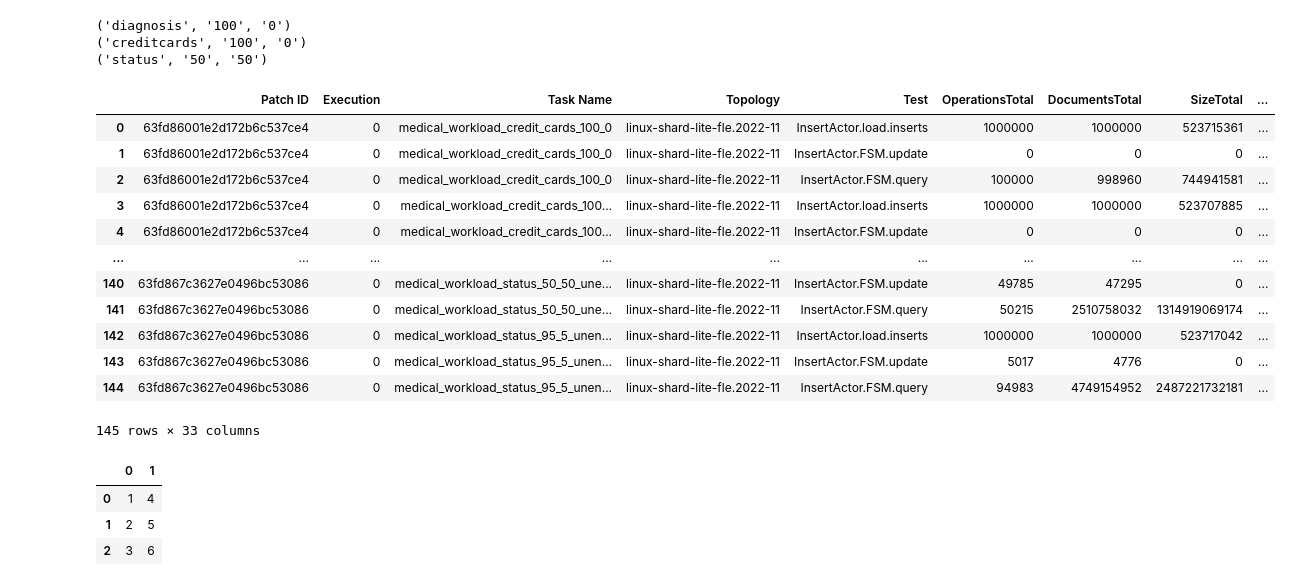
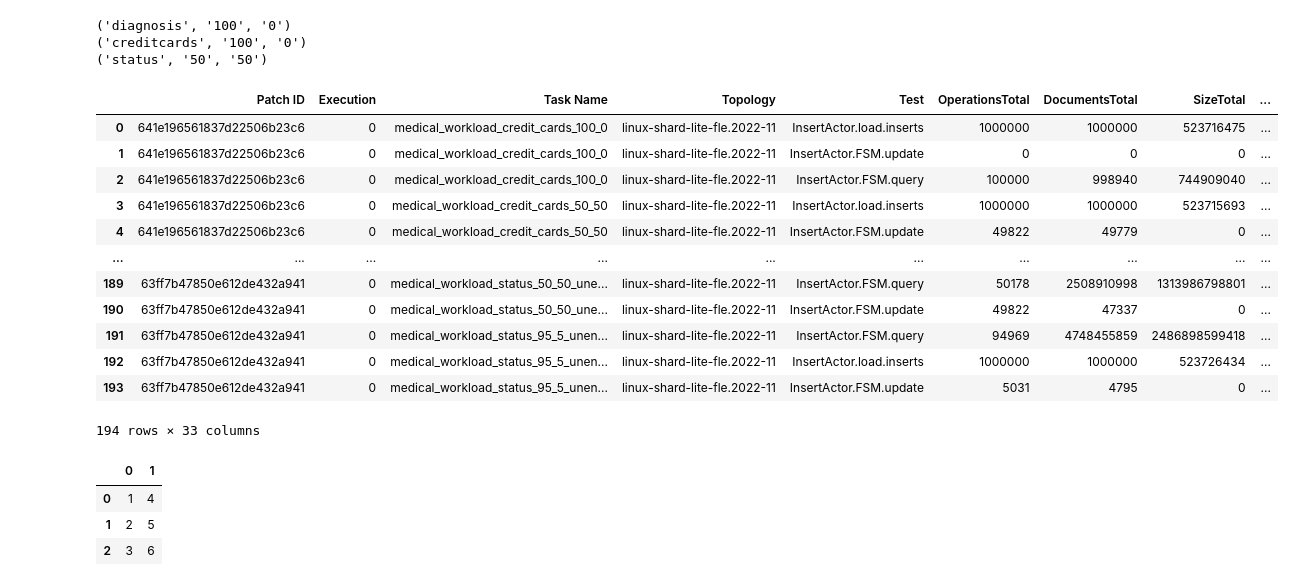
Before and after one commit to markbenvenuto/perf_tooling, a Jupyter notebook: notebooks/perf_criteria_analysis_summary.ipynb, the cells around one changed output. Saved outputs shown, nothing was run; the diff lists cells and outputs as text; code cells hidden in the pictures.

```diff
--- a/notebooks/perf_criteria_analysis_summary.ipynb
+++ b/notebooks/perf_criteria_analysis_summary.ipynb
@@ -16,8 +16,12 @@ sys.path.insert(0, "../src")
 from perf_tools.analysis import make_differential_frame, get_data, get_summary_statistics
 from perf_tools.analysis import check_are_close, make_latency_plot, plot_latency_stats
 
-csv_60 = "../datasets/genny2/perf_criteria_60.csv"
+# csv_60 = "../datasets/genny2/perf_criteria_60.csv"
+csv_60 = "../datasets/genny2/perf_criteria_60_fixed.csv"
 csv_70 = "../datasets/genny2/perf_criteria_70.csv"
+
+csv_60_unencrypted = "../datasets/genny2/perf_criteria_60_unencrypted.csv"
+csv_70_unencrypted = "../datasets/genny2/perf_criteria_70_unencrypted.csv"
 # %%
 # medical_workload_status_50_50_unencrypted
 #medical_workload_credit_cards_100_0_unencrypted
@@ -70,6 +74,8 @@ def get_test_type(t) :
         return "inserts"
     if "update" in t:
         return "update"
+    if "Crud" in t:
+        return "crud"
     return "query"
 
 def add_columns(df):
@@ -80,46 +86,63 @@ def add_columns(df):
 
     df["query_column"] = df["Task Name"].apply(lambda x : parse_task_name(x)[0] )
 
     df["read_percentage"] = df["Task Name"].apply(lambda x : parse_task_name(x)[1] )
     df["write_percentage"] = df["Task Name"].apply(lambda x : parse_task_name(x)[2] )
 
     df["test_type"] = df["Test"].apply(lambda x : get_test_type(x) )
 
     df["topo_type"] = df["Topology"].apply(lambda x : "replset" if "replSet" in x else "sharding" )
     return df
 
 
+# Note: CRUD = inserts + query + update
 df_60 = pandas.read_csv(csv_60)
 df_60 = df_60.query("Test != 'InsertActor.Crud'")
 df_60["version"] = "60"
 df_60 = add_columns(df_60)
+df_60 = df_60.query("encrypted_type != 'unencrypted'")
+
 df_70 = pandas.read_csv(csv_70)
 df_70 = df_70.query("Test != 'InsertActor.Crud'")
 df_70["version"] = "70"
 df_70 = add_columns(df_70)
+df_70 = df_70.query("encrypted_type != 'unencrypted'")
 
-df = pandas.concat([df_60, df_70], ignore_index=True)
+df_60_unencrypted = pandas.read_csv(csv_60_unencrypted)
+df_60_unencrypted = df_60_unencrypted.query("Test != 'InsertActor.Crud'")
+df_60_unencrypted["version"] = "60"
+df_60_unencrypted = add_columns(df_60_unencrypted)
+df_60_unencrypted = df_60_unencrypted.query("encrypted_type != 'encrypted'")
+
+df_70_unencrypted = pandas.read_csv(csv_70_unencrypted)
+df_70_unencrypted = df_70_unencrypted.query("Test != 'InsertActor.Crud'")
+df_70_unencrypted["version"] = "70"
+df_70_unencrypted = add_columns(df_70_unencrypted)
+df_70_unencrypted = df_70_unencrypted.query("encrypted_type != 'encrypted'")
+
+
+df = pandas.concat([df_60, df_70, df_60_unencrypted, df_70_unencrypted], ignore_index=True)
 
 # a = pd["Task Name"].str.split("_").get(0)
 
 #pd = pd.pipe(extract_city_name)
 df.to_csv("/tmp/summary.csv")
 # pd["AverageLatency"].plot()
 df
 # %% [output]
 |  | Patch ID | Execution | Task Name | Topology | Test | OperationsTotal | DocumentsTotal | SizeTotal | ... |
-| 0 | 63fd86001e2d172b6c537ce4 | 0 | medical_workload_credit_cards_100_0 | linux-shard-lite-fle.2022-11 | InsertActor.load.inserts | 1000000 | 1000000 | 523715361 | ... |
-| 1 | 63fd86001e2d172b6c537ce4 | 0 | medical_workload_credit_cards_100_0 | linux-shard-lite-fle.2022-11 | InsertActor.FSM.update | 0 | 0 | 0 | ... |
-| 2 | 63fd86001e2d172b6c537ce4 | 0 | medical_workload_credit_cards_100_0 | linux-shard-lite-fle.2022-11 | InsertActor.FSM.query | 100000 | 998960 | 744941581 | ... |
-| 3 | 63fd86001e2d172b6c537ce4 | 0 | medical_workload_credit_cards_100... | linux-shard-lite-fle.2022-11 | InsertActor.load.inserts | 1000000 | 1000000 | 523707885 | ... |
-| 4 | 63fd86001e2d172b6c537ce4 | 0 | medical_workload_credit_cards_100... | linux-shard-lite-fle.2022-11 | InsertActor.FSM.update | 0 | 0 | 0 | ... |
+| 0 | 641e196561837d22506b23c6 | 0 | medical_workload_credit_cards_100_0 | linux-shard-lite-fle.2022-11 | InsertActor.load.inserts | 1000000 | 1000000 | 523716475 | ... |
+| 1 | 641e196561837d22506b23c6 | 0 | medical_workload_credit_cards_100_0 | linux-shard-lite-fle.2022-11 | InsertActor.FSM.update | 0 | 0 | 0 | ... |
+| 2 | 641e196561837d22506b23c6 | 0 | medical_workload_credit_cards_100_0 | linux-shard-lite-fle.2022-11 | InsertActor.FSM.query | 100000 | 998940 | 744909040 | ... |
+| 3 | 641e196561837d22506b23c6 | 0 | medical_workload_credit_cards_50_50 | linux-shard-lite-fle.2022-11 | InsertActor.load.inserts | 1000000 | 1000000 | 523715693 | ... |
+| 4 | 641e196561837d22506b23c6 | 0 | medical_workload_credit_cards_50_50 | linux-shard-lite-fle.2022-11 | InsertActor.FSM.update | 49822 | 49779 | 0 | ... |
 | ... | ... | ... | ... | ... | ... | ... | ... | ... | ... |
-| 140 | 63fd867c3627e0496bc53086 | 0 | medical_workload_status_50_50_une... | linux-shard-lite-fle.2022-11 | InsertActor.FSM.update | 49785 | 47295 | 0 | ... |
-| 141 | 63fd867c3627e0496bc53086 | 0 | medical_workload_status_50_50_une... | linux-shard-lite-fle.2022-11 | InsertActor.FSM.query | 50215 | 2510758032 | 1314919069174 | ... |
-| 142 | 63fd867c3627e0496bc53086 | 0 | medical_workload_status_95_5_unen... | linux-shard-lite-fle.2022-11 | InsertActor.load.inserts | 1000000 | 1000000 | 523717042 | ... |
-| 143 | 63fd867c3627e0496bc53086 | 0 | medical_workload_status_95_5_unen... | linux-shard-lite-fle.2022-11 | InsertActor.FSM.update | 5017 | 4776 | 0 | ... |
-| 144 | 63fd867c3627e0496bc53086 | 0 | medical_workload_status_95_5_unen... | linux-shard-lite-fle.2022-11 | InsertActor.FSM.query | 94983 | 4749154952 | 2487221732181 | ... |
+| 189 | 63ff7b47850e612de432a941 | 0 | medical_workload_status_50_50_une... | linux-shard-lite-fle.2022-11 | InsertActor.FSM.query | 50178 | 2508910998 | 1313986798801 | ... |
+| 190 | 63ff7b47850e612de432a941 | 0 | medical_workload_status_50_50_une... | linux-shard-lite-fle.2022-11 | InsertActor.FSM.update | 49822 | 47337 | 0 | ... |
+| 191 | 63ff7b47850e612de432a941 | 0 | medical_workload_status_95_5_unen... | linux-shard-lite-fle.2022-11 | InsertActor.FSM.query | 94969 | 4748455859 | 2486898599418 | ... |
+| 192 | 63ff7b47850e612de432a941 | 0 | medical_workload_status_95_5_unen... | linux-shard-lite-fle.2022-11 | InsertActor.load.inserts | 1000000 | 1000000 | 523726434 | ... |
+| 193 | 63ff7b47850e612de432a941 | 0 | medical_workload_status_95_5_unen... | linux-shard-lite-fle.2022-11 | InsertActor.FSM.update | 5031 | 4795 | 0 | ... |
-145 rows × 33 columns
+194 rows × 33 columns
 # %%
 def title_case(name):
     # type: (str) -> str
```
Also changed, not shown: parts of 2 cells of this notebook, 3 other files.
